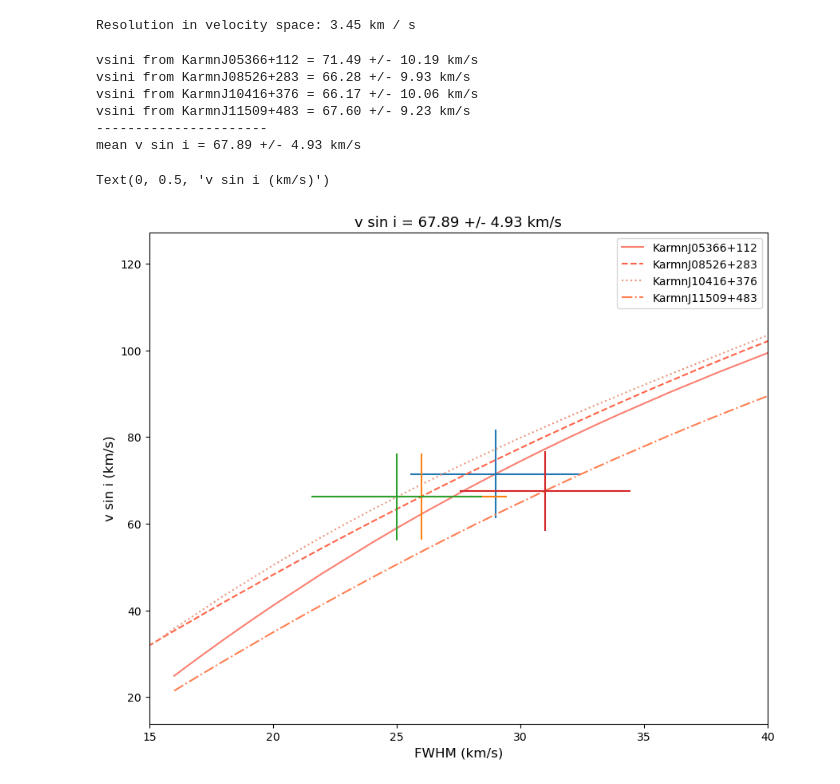
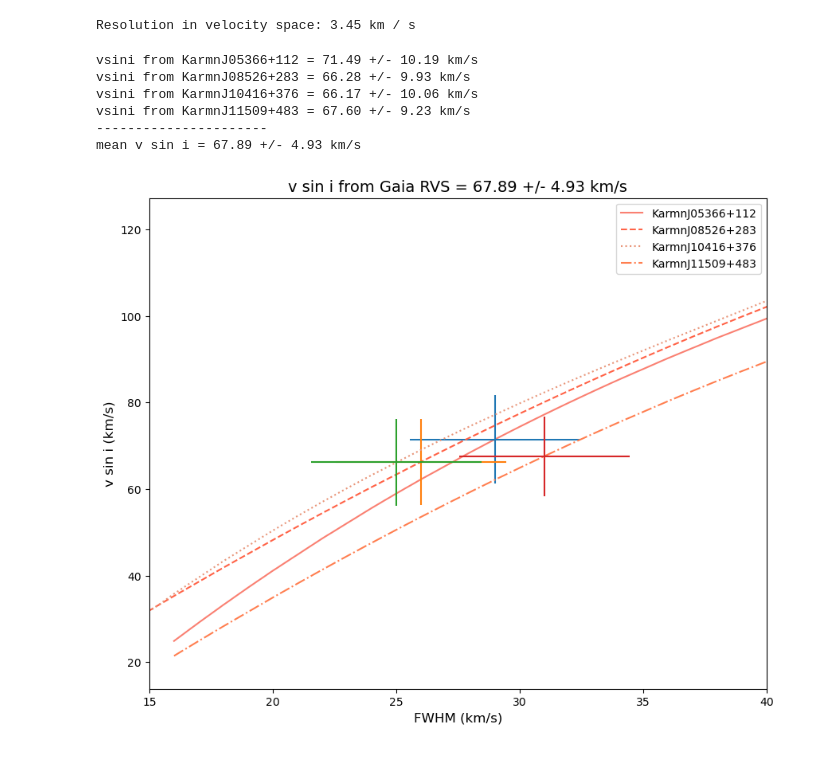
Before and after one commit to cienvdnte/MalachiteMountains, a Jupyter notebook: analysis/scripts/vsini_GaiaRVS.ipynb, the cells around one changed output. Cells and saved outputs as stored; diff of their text form; code cells hidden in the pictures.

```diff
--- a/analysis/scripts/vsini_GaiaRVS.ipynb
+++ b/analysis/scripts/vsini_GaiaRVS.ipynb
@@ -267,34 +267,33 @@ for key, l in res.items():
         errors.append(obj[1])
 
 print('----------------------')
 
 vsini_s = np.array(vsini_s)
 errors = np.array(errors)
 
 # v sin i error
 sum_err = np.sum(errors**2)
 err = np.sqrt(sum_err)/4
 
 # Mean v sin i
 print('mean v sin i = {:.2f} +/- {:.2f} km/s'.format(vsini_s.mean(),err))
 
-plt.title('v sin i = {:.2f} +/- {:.2f} km/s'.format(vsini_s.mean(),err), fontsize=13)
+plt.title('v sin i from Gaia RVS = {:.2f} +/- {:.2f} km/s'.format(vsini_s.mean(),err), fontsize=14)
 
 # plt.text(23, 14, 'mean v sin i = {:.2f} +/- {:.2f} km/s'.format(vsini_s.mean(),err),
 #          fontsize=12)
 
 plt.xlim(15, 40)
 plt.legend()
 plt.xlabel('FWHM (km/s)', fontsize=12)
 plt.ylabel('v sin i (km/s)', fontsize=12)
 # plt.title('Lambda = {} nm -- {}'.format(line_center, get_key(line_center)))
-# plt.savefig('vsini_result/CCF-{}.png'.format(line_center))
+plt.savefig('output/inclination/vsini_GaiaRVS.png')
 # %% [output]
 vsini from KarmnJ05366+112 = 71.49 +/- 10.19 km/s
 vsini from KarmnJ08526+283 = 66.28 +/- 9.93 km/s
 vsini from KarmnJ10416+376 = 66.17 +/- 10.06 km/s
 vsini from KarmnJ11509+483 = 67.60 +/- 9.23 km/s
 ----------------------
 mean v sin i = 67.89 +/- 4.93 km/s
-Text(0, 0.5, 'v sin i (km/s)')
-[figure, old version]
+[figure, new version]
```
Also changed, not shown: 10 other files.
